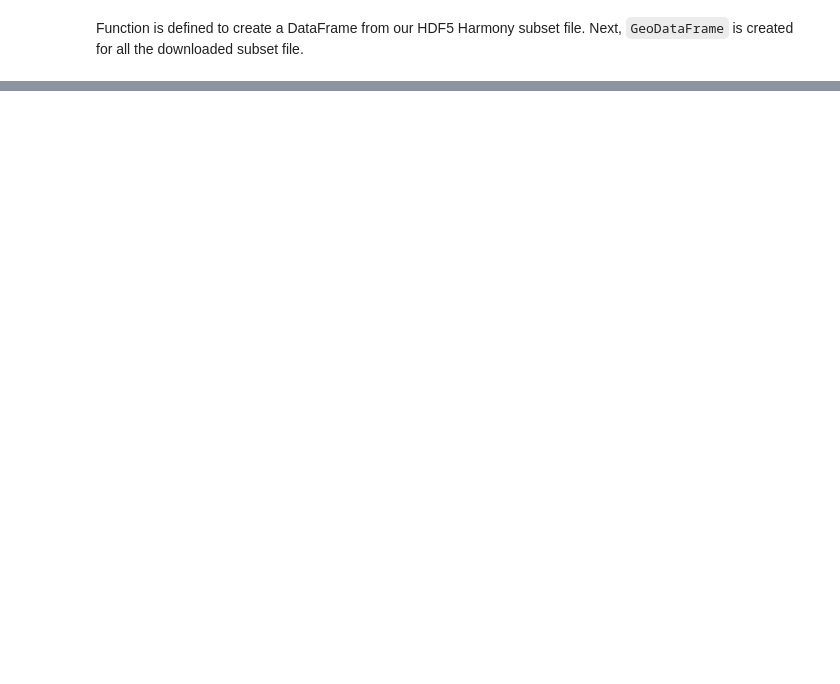
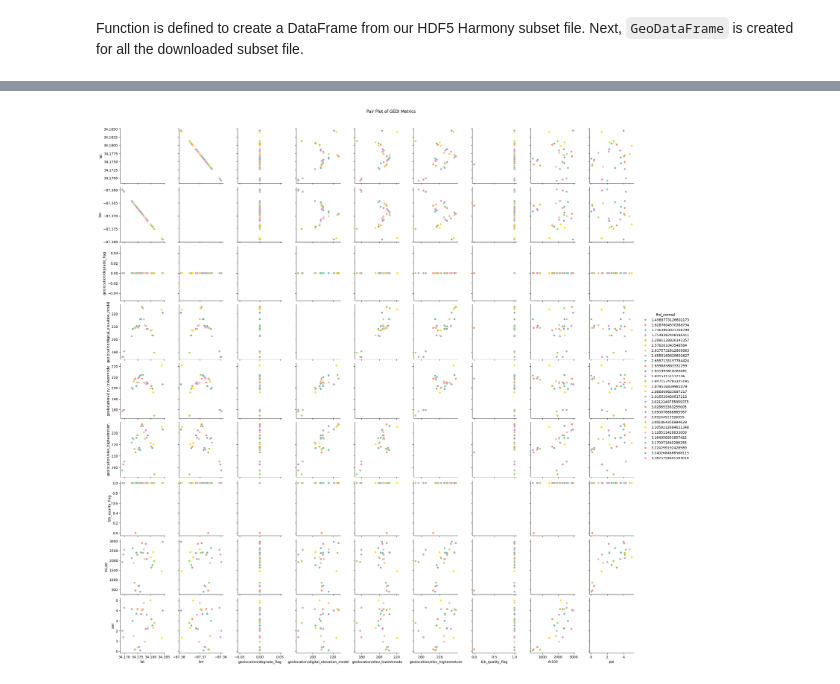
Before and after one commit to NASA-EarthRISE/training_Getting_started_with_GEDI_spaceborne_lidar, a Jupyter notebook: Module_II_Exploring_Forest_Structure_with_GEDI_L2B.ipynb, the cells around one changed output, grey strips where cells are left out. Cells and saved outputs as stored; diff of their text form; code cells hidden in the pictures; blank space fills up the shorter version.

```diff
--- a/Module_II_Exploring_Forest_Structure_with_GEDI_L2B.ipynb
+++ b/Module_II_Exploring_Forest_Structure_with_GEDI_L2B.ipynb
@@ -720,0 +807,7 @@ Date last modified: 02-20-2024
+# %%
+# Create pair plot
+sns.pairplot(filtered_gdf, hue="fhd_normal", palette="Set2", diag_kind="kde")
+plt.suptitle("Pair Plot of GEDI Metrics", y=1.02)
+plt.show()
+# %% [output]
+[figure, added]
```
Also changed, not shown: parts of 59 cells of this notebook.
